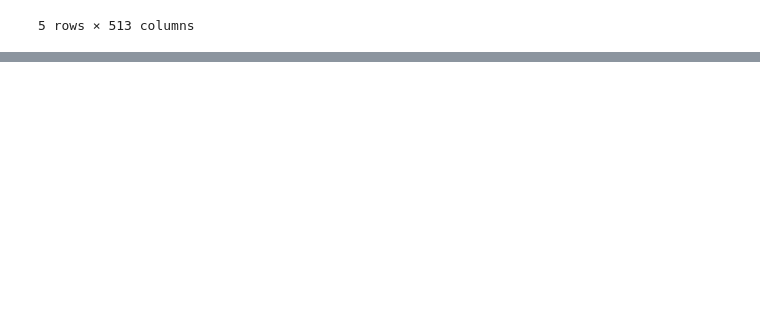
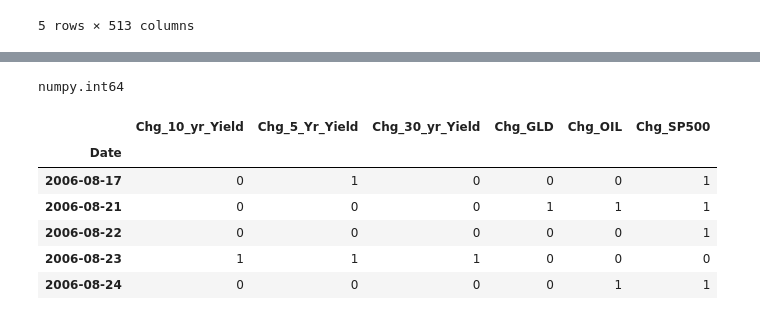
Before and after one commit to wilkung/Predicting_Markets_with_Neural_Nets, a Jupyter notebook: kojack_wilson.ipynb, the cells around one changed output, grey strips where cells are left out. Saved outputs shown, nothing was run; the diff lists cells and outputs as text; code cells hidden in the pictures; blank space fills up the shorter version.

```diff
--- a/kojack_wilson.ipynb
+++ b/kojack_wilson.ipynb
@@ -327,0 +425,7 @@ X_Y_Data_Diffs.PX_10_yr_Yield[X_Y_Data_Diffs.PX_10_yr_Yield > 0] = 1
+# %%
+Chg_cols = [z for z in X_Y_Data_Diffs.columns if z[:4] == 'Chg_']
+
+X_Y_Data_Diffs[Chg_cols] = X_Y_Data_Diffs[Chg_cols].astype(int)
+type(X_Y_Data_Diffs.Chg_30_yr_Yield[0])
+# %% [output]
+numpy.int64
@@ -327,0 +442,10 @@ X_Y_Data_Diffs.PX_10_yr_Yield[X_Y_Data_Diffs.PX_10_yr_Yield > 0] = 1
+# %%
+Y_Data_Diffs.head()
+# %% [output]
+|  | Chg_10_yr_Yield | Chg_5_Yr_Yield | Chg_30_yr_Yield | Chg_GLD | Chg_OIL | Chg_SP500 |
+| Date |  |  |  |  |  |  |
+| 2006-08-17 | 0 | 1 | 0 | 0 | 0 | 1 |
+| 2006-08-21 | 0 | 0 | 0 | 1 | 1 | 1 |
+| 2006-08-22 | 0 | 0 | 0 | 0 | 0 | 1 |
+| 2006-08-23 | 1 | 1 | 1 | 0 | 0 | 0 |
+| 2006-08-24 | 0 | 0 | 0 | 0 | 1 | 1 |
```
Also changed, not shown: parts of 26 cells of this notebook, 1 other file.
